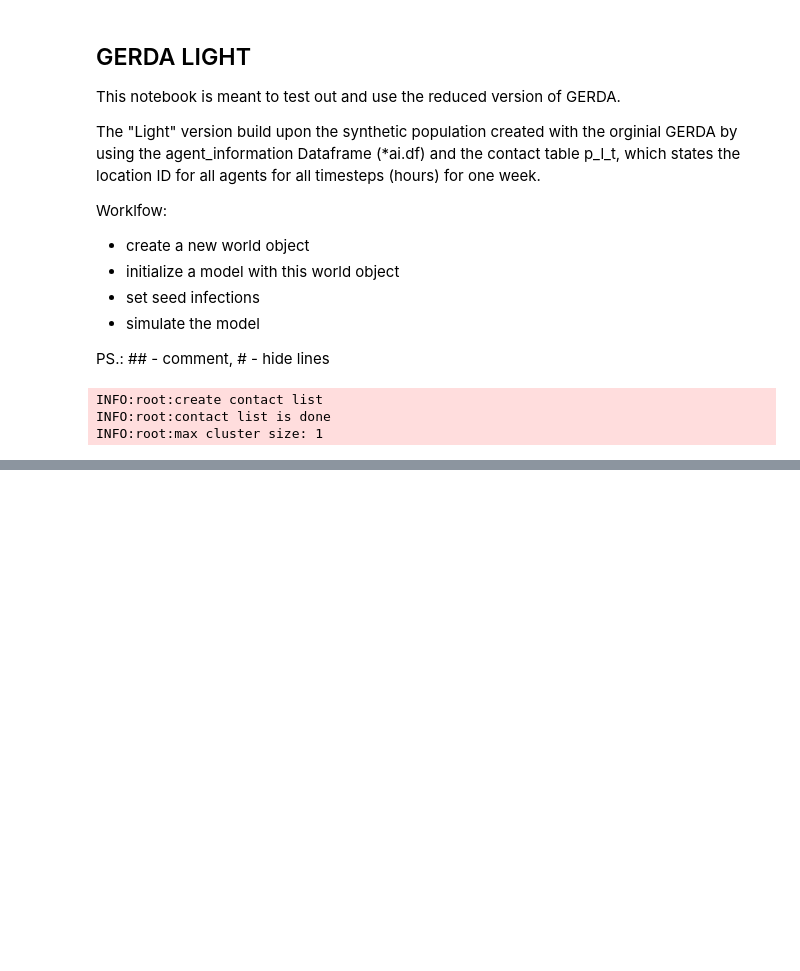
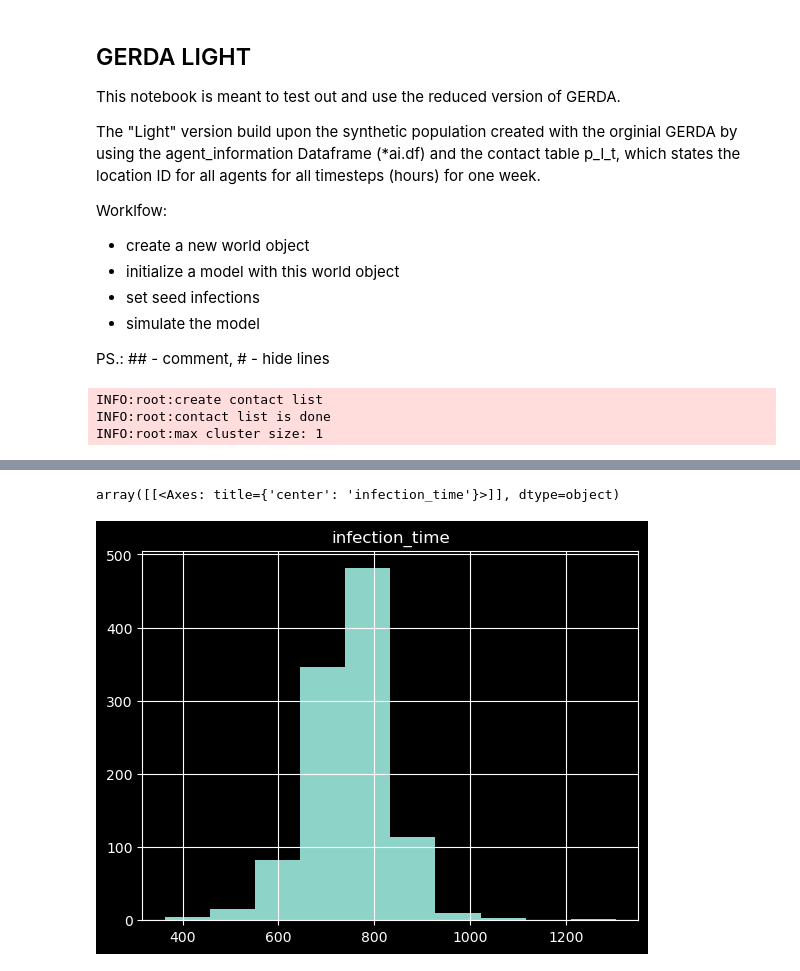
Before and after one commit to bjoernGolden/GERDA_light, a Jupyter notebook: play.ipynb, the cells around one changed output, grey strips where cells are left out. Saved outputs shown, nothing was run; the diff lists cells and outputs as text; code cells hidden in the pictures; blank space fills up the shorter version.

```diff
--- a/play.ipynb
+++ b/play.ipynb
@@ -30,3 +37,9 @@ w1 = gl.World(
 INFO:root:create contact list
 INFO:root:contact list is done
 INFO:root:max cluster size: 1
+# %%
+model = gl.SIS_model(w1)#no clustering
+i = 1   # selected agent ID
+model.world.agents[i].state=1 ## infect one agent
+model.world.agents[i].times['infection'] = 0
+model.run(timespan=2000, only_inf_rel_contacts=True)
@@ -49,3 +91,4 @@ INFO:root:run test for mean infection times
 # %%
 ## run a simulation
-model.run(timespan=2000, only_inf_rel_contacts=True)
+for model in [model1,model2]:
+    model.run(timespan=2000, only_inf_rel_contacts=True)
@@ -68,0 +123,18 @@ Text(0, 0.5, 'count, h')
+# %%
+fig, axes = plt.subplots(1,2, figsize=(8,4))
+inf_times = []
+for k in range(5):
+    for l,model in enumerate([model1,model2]):
+        model.reset()
+        i = 1   # selected agent ID
+        model.world.agents[i].state=1 ## infect one agent
+        model.world.agents[i].times['infection'] = 0
+        model.run(timespan=2000)
+        inf_times.append(model.world.ai_df[['h_ID','infection_time']])
+        model.world.ai_df['infection_time'].hist(alpha=0.5, ax = axes[l], bins=np.arange(0,2000,100))
+
+axes[0].set_title(f'without clustering')
+axes[1].set_title(f'with clustering')
+for ax in axes:
+    ax.set_ylabel('count')
+    ax.set_xlabel('infection time')
@@ -68,0 +202,8 @@ Text(0, 0.5, 'count, h')
+# %%
+import pandas as pd
+ai_combined = pd.concat(inf_times,axis=0)
+#pd.merge(on='h_ID')
+ai_combined.groupby('h_ID').mean().hist()
+# %% [output]
+array([[<Axes: title={'center': 'infection_time'}>]], dtype=object)
+[figure, added]
```
Also changed, not shown: parts of 9 cells of this notebook, 1 other file.
